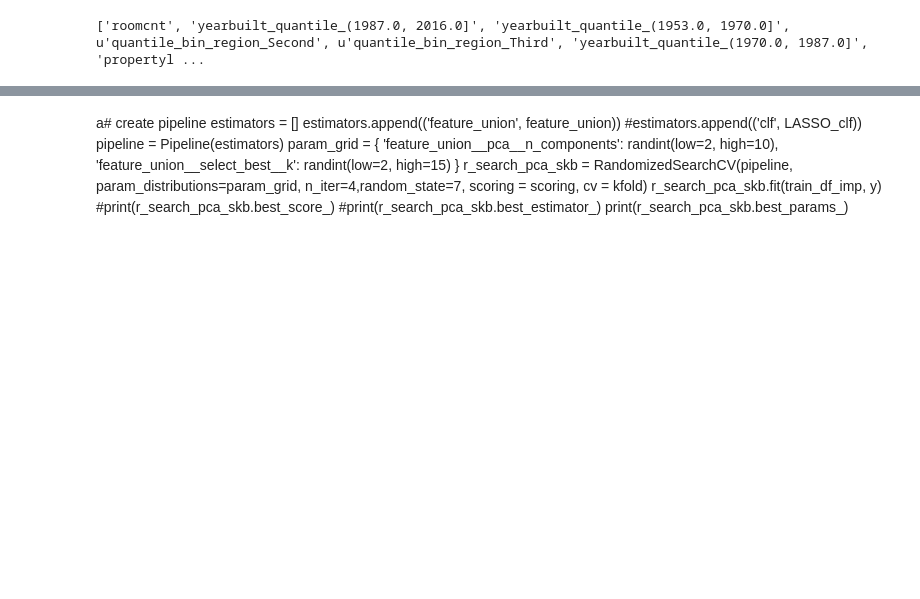
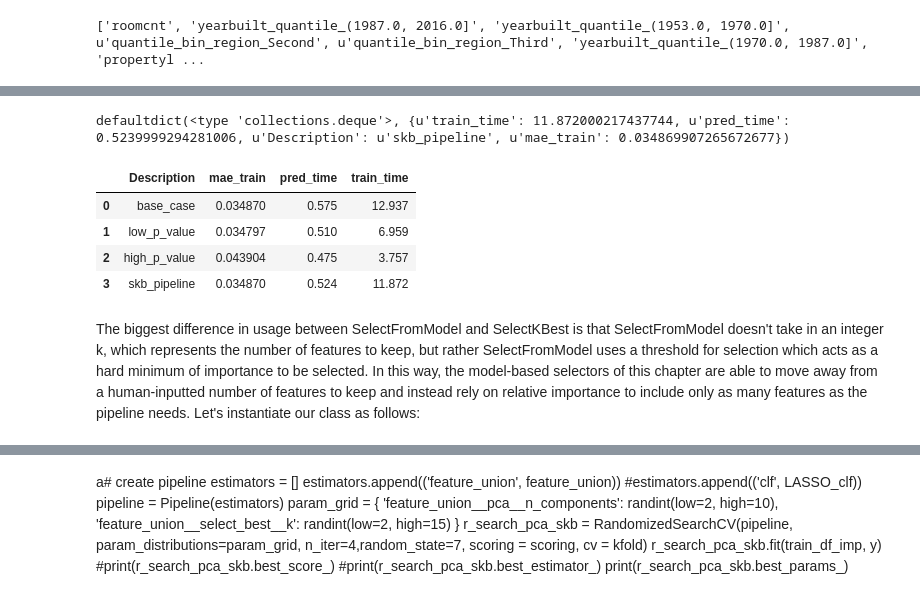
Before and after one commit to djhavera/MLND_Capstone, a Jupyter notebook: Zillow_Capstone_2.ipynb, the cells around one changed output, grey strips where cells are left out. Cells and saved outputs as stored; diff of their text form; code cells hidden in the pictures; blank space fills up the shorter version.

```diff
--- a/Zillow_Capstone_2.ipynb
+++ b/Zillow_Capstone_2.ipynb
@@ -1012,2 +1034,14 @@ rnd_search_fit = rnd_search.fit(X_train, y_train)
+# %%
+#pipeline
+num_attribs = list(train_df)
+
+num_pipeline_skb = Pipeline([
+        ('selector', DataFrameSelector(num_attribs)),
+        ('imputer', Imputer(strategy="median")),
+        ('std_scaler', scaler),
+        ('KBest', SelectKBest(k = 29)),
+        #('pca', PCA(n_components = 5)),
+        #('reg', RF_clf)
+         ])
 # %%
-X_train_prepared_skb = num_pipeline.fit_transform(X_train, y_train)
+X_train_prepared_skb = num_pipeline_skb.fit_transform(X_train, y_train)
@@ -1019,0 +1048,11 @@ IndexError: only integers, slices (`:`), ellipsis (`...`), numpy.newaxis (`None`
+# %%
+train_predict(RF_clf, X_train_prepared_skb, y_train, 'skb_pipeline')
+# %% [output]
+defaultdict(<type 'collections.deque'>, {u'train_time': 11.872000217437744, u'pred_time': 0.5239999294281006, u'Description': u'skb_pipeline', u'mae_train': 0.034869907265672677})
+|  | Description | mae_train | pred_time | train_time |
+| 0 | base_case | 0.034870 | 0.575 | 12.937 |
+| 1 | low_p_value | 0.034797 | 0.510 | 6.959 |
+| 2 | high_p_value | 0.043904 | 0.475 | 3.757 |
+| 3 | skb_pipeline | 0.034870 | 0.524 | 11.872 |
+# %% [markdown]
+The biggest difference in usage between SelectFromModel and SelectKBest is that SelectFromModel doesn't take in an integer k, which represents the number of features to keep, but rather SelectFromModel uses a threshold for selection which acts as a hard minimum of importance to be selected. In this way, the model-based selectors of this chapter are able to move away from a human-inputted number of features to keep and instead rely on relative importance to include only as many features as the pipeline needs. Let's instantiate our class as follows:
```
Also changed, not shown: parts of 61 cells of this notebook.
